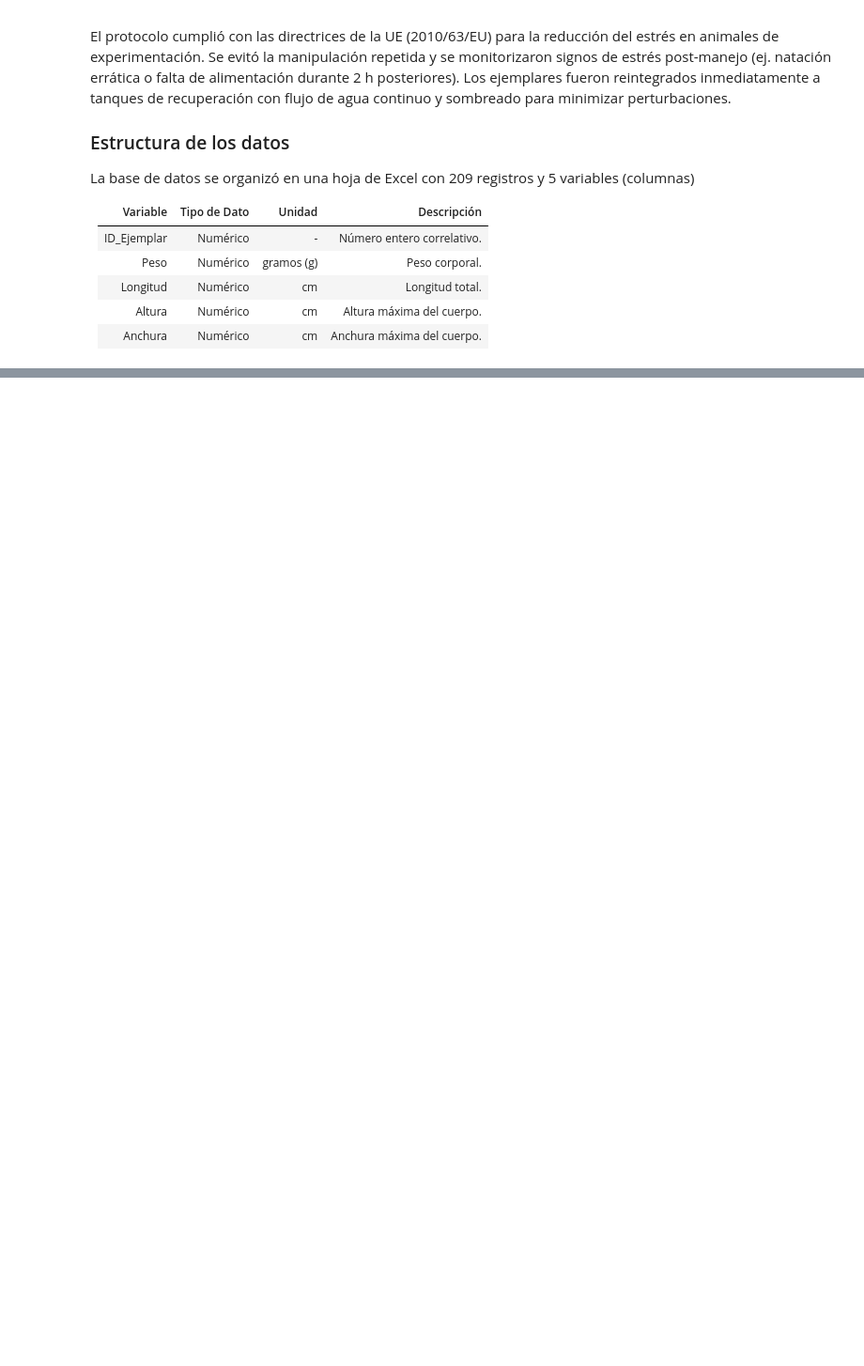
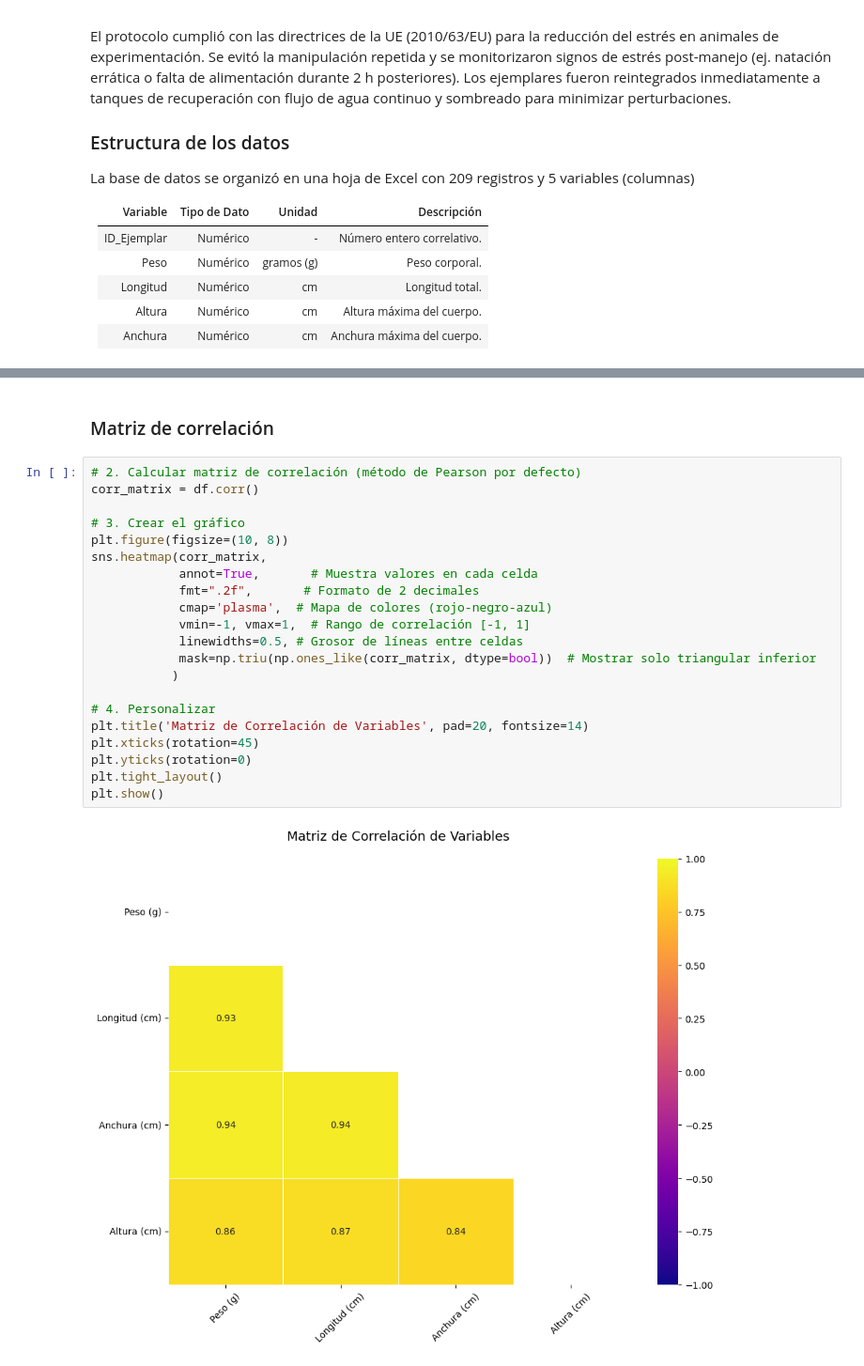
Before and after one commit to jalosu/FLATCLASS, a Jupyter notebook: content/02/Dataset.ipynb, the cells around one changed output, grey strips where cells are left out. Shown: that part at 94% size. Drawn from its saved outputs; the diff is of its cells as text; blank space fills up the shorter version.

```diff
--- a/content/02/Dataset.ipynb
+++ b/content/02/Dataset.ipynb
@@ -73,0 +124,25 @@ profile.to_notebook_iframe()
+# %% [markdown]
+### Matriz de correlación
+# %%
+# 2. Calcular matriz de correlación (método de Pearson por defecto)
+corr_matrix = df.corr()
+
+# 3. Crear el gráfico
+plt.figure(figsize=(10, 8))
+sns.heatmap(corr_matrix,
+            annot=True,       # Muestra valores en cada celda
+            fmt=".2f",       # Formato de 2 decimales
+            cmap='plasma',  # Mapa de colores (rojo-negro-azul)
+            vmin=-1, vmax=1,  # Rango de correlación [-1, 1]
+            linewidths=0.5, # Grosor de líneas entre celdas
+            mask=np.triu(np.ones_like(corr_matrix, dtype=bool))  # Mostrar solo triangular inferior
+           )
+
+# 4. Personalizar
+plt.title('Matriz de Correlación de Variables', pad=20, fontsize=14)
+plt.xticks(rotation=45)
+plt.yticks(rotation=0)
+plt.tight_layout()
+plt.show()
+# %% [output]
+[figure, added]
```
Also changed, not shown: parts of 6 cells of this notebook, 7 other files.
